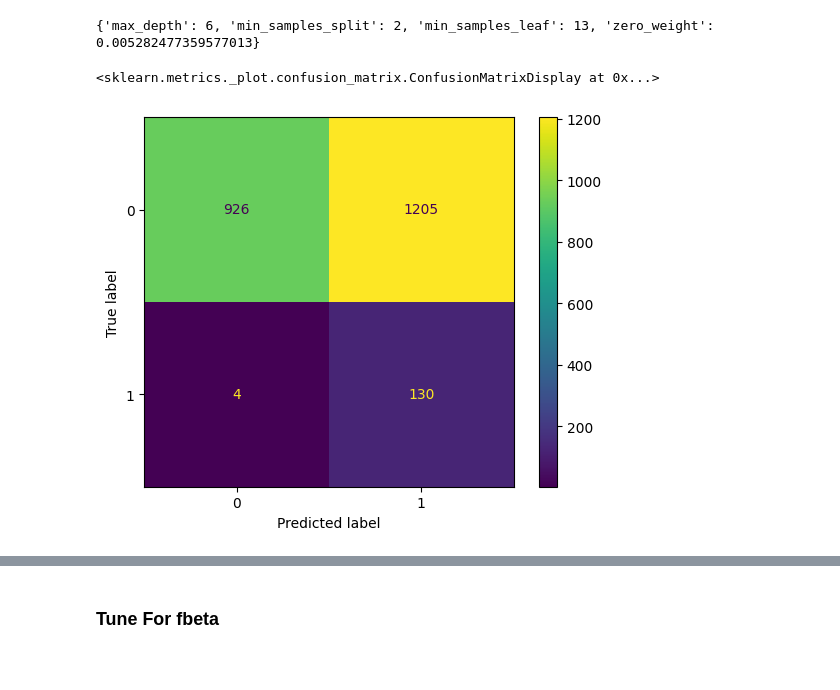
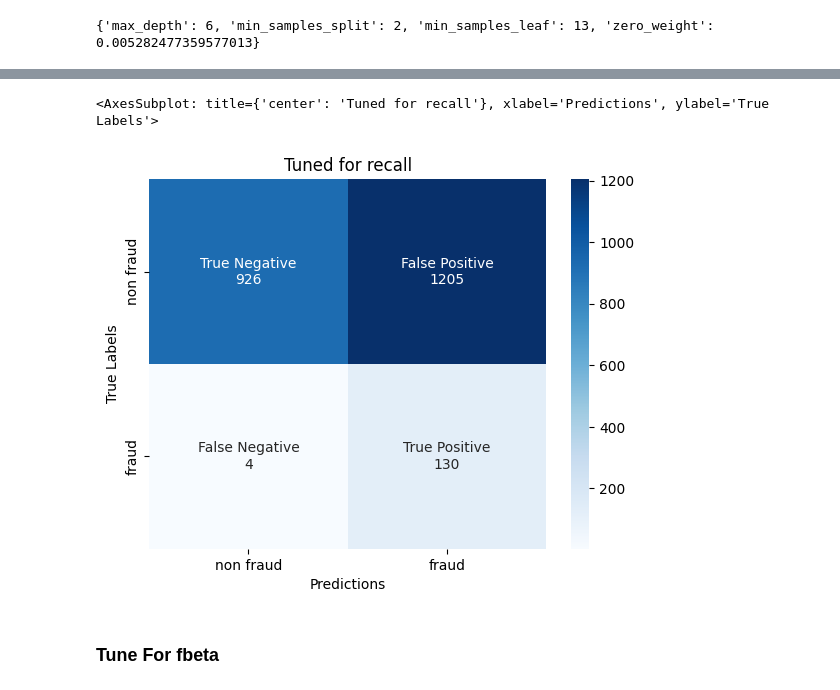
Before and after one commit to hewtungyuen/car-insurance-fraud-BT4012, a Jupyter notebook: decision tree.ipynb, the cells around one changed output, grey strips where cells are left out. Saved outputs shown, nothing was run; the diff lists cells and outputs as text; code cells hidden in the pictures.

```diff
--- a/decision tree copy.ipynb
+++ b/decision tree.ipynb
@@ -101,11 +101,12 @@ weighted avg     0.9426    0.4662    0.5797      2265
 print(study.best_params)
 # %% [output]
 {'max_depth': 6, 'min_samples_split': 2, 'min_samples_leaf': 13, 'zero_weight': 0.005282477359577013}
-# %%
-#Ploting the confusion matrix
-cm=metrics.confusion_matrix(y_valid,y_pred)
-disp = metrics.ConfusionMatrixDisplay(confusion_matrix=cm)
-disp.plot()
-# %% [output]
-<sklearn.metrics._plot.confusion_matrix.ConfusionMatrixDisplay at 0x...>
-[figure, removed]
+# %%
+dt = DecisionTreeClassifier(max_depth=6, min_samples_split=2, min_samples_leaf=13,class_weight={0:0.0053, 1: 0.9947})
+dt.fit(x_train, y_train)
+y_pred = dt.predict(x_valid)
+# %pip install seaborn
+import seaborn as sns
+from utils import get_confusion_matrix
+get_confusion_matrix(y_valid, y_pred,'Tuned for recall')
+# %% [output]
@@ -112,3 +131,5 @@ disp.plot()
+<AxesSubplot: title={'center': 'Tuned for recall'}, xlabel='Predictions', ylabel='True Labels'>
+[figure, added]
 # %% [markdown]
 ### Tune For fbeta
 # %%
```
Also changed, not shown: parts of 2 cells of this notebook, 2 other files.
